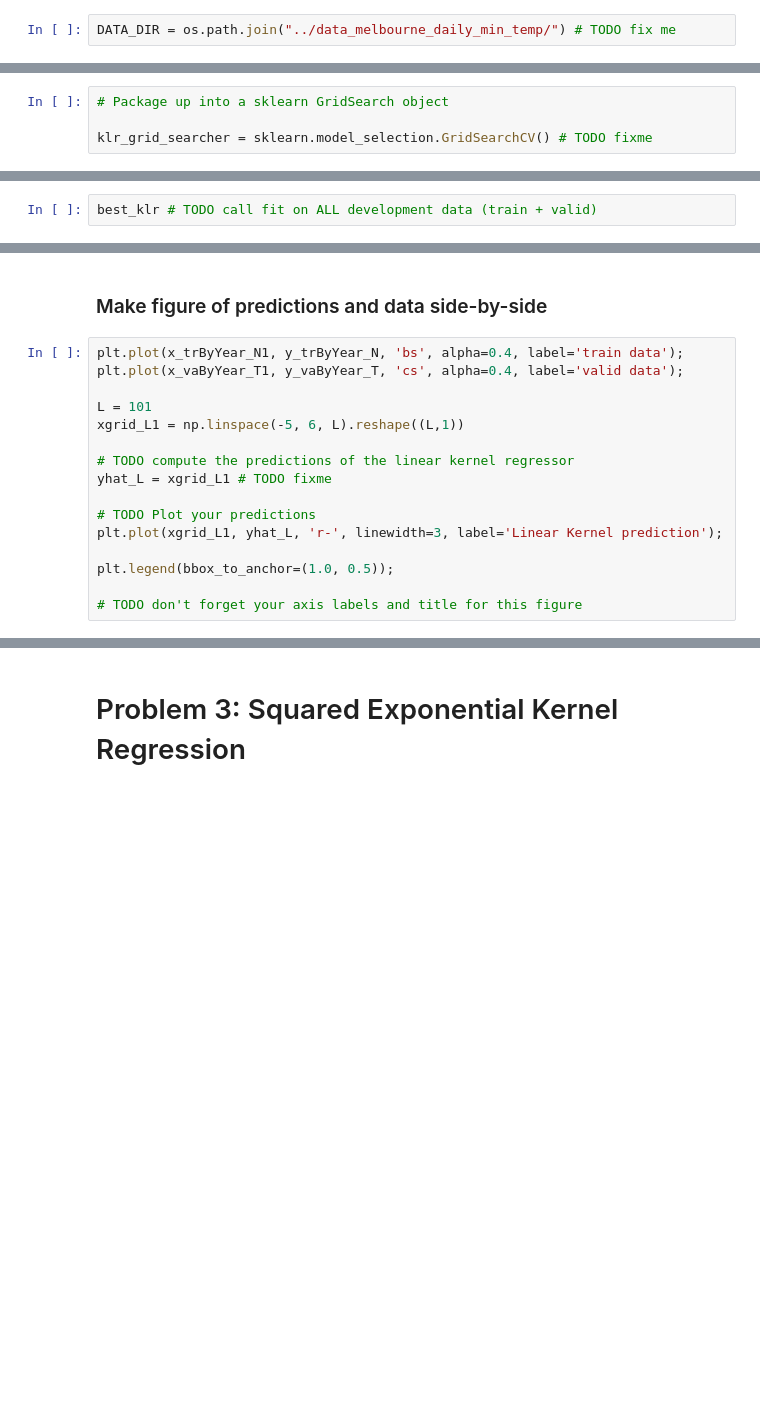
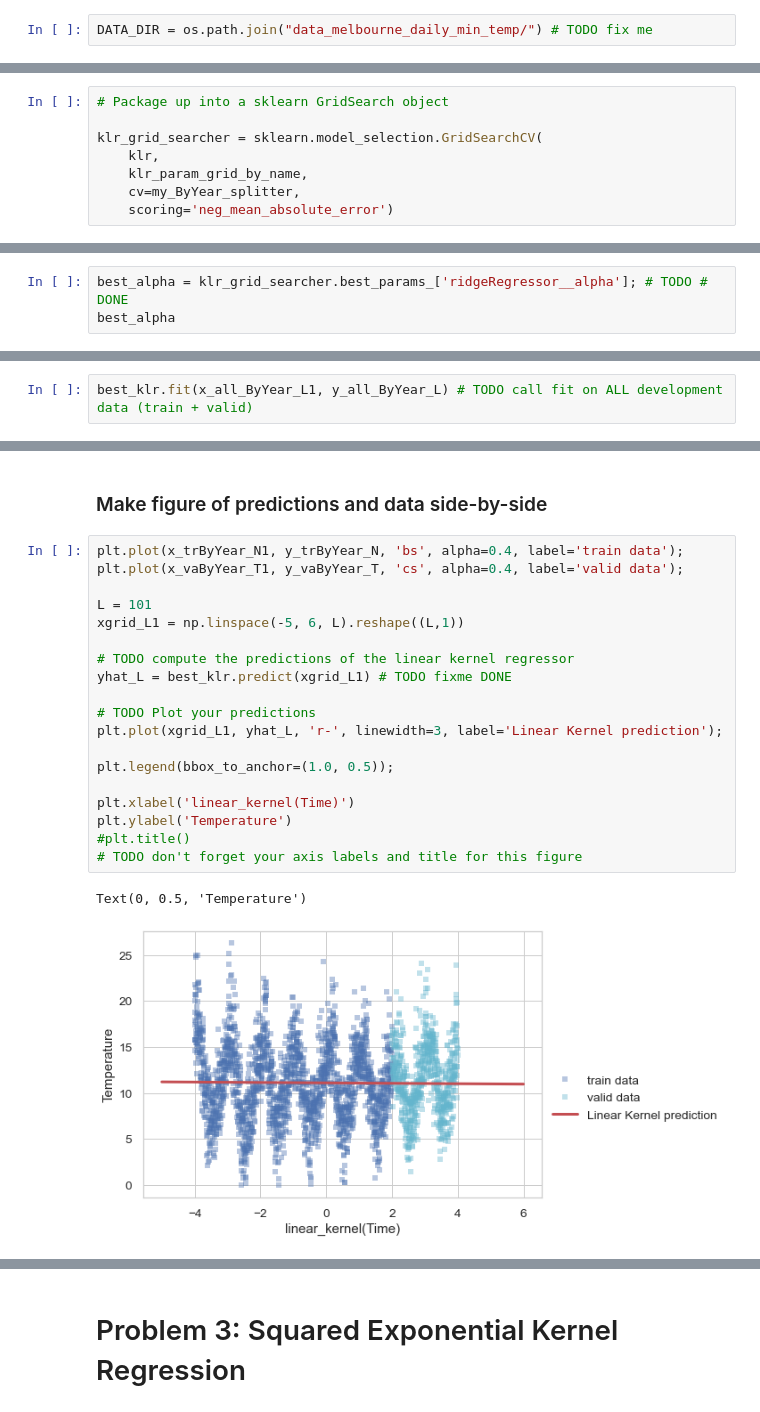
Before and after one commit to kamibrumi/comp135-intro-to-ml, a Jupyter notebook: hw5/hw5.ipynb, the cells around one changed output, grey strips where cells are left out. Drawn from its saved outputs; the diff is of its cells as text; blank space fills up the shorter version.

```diff
--- a/hw5/hw5.ipynb
+++ b/hw5/hw5.ipynb
@@ -52,7 +35,7 @@ k_33 =
 # %% [markdown]
 Make sure you have downloaded the CSV files in the `data_melbourne_daily_min_temp` folder
 # %%
-DATA_DIR = os.path.join("../data_melbourne_daily_min_temp/") # TODO fix me
+DATA_DIR = os.path.join("data_melbourne_daily_min_temp/") # TODO fix me
 # %%
 data_trByYear_df = pd.read_csv(os.path.join(DATA_DIR, 'data_train_ByYear.csv'))
 # %%
@@ -196,7 +227,11 @@ Make sure you use:
 # %%
 # Package up into a sklearn GridSearch object
 
-klr_grid_searcher = sklearn.model_selection.GridSearchCV() # TODO fixme
+klr_grid_searcher = sklearn.model_selection.GridSearchCV(
+    klr,
+    klr_param_grid_by_name,
+    cv=my_ByYear_splitter,
+    scoring='neg_mean_absolute_error')
 # %% [markdown]
 ### Run the grid search
 # %%
@@ -216,0 +263,3 @@ best_alpha = None; # TODO
+# %%
+best_alpha = klr_grid_searcher.best_params_['ridgeRegressor__alpha']; # TODO # DONE
+best_alpha
@@ -229,4 +280,4 @@ best_klr = sklearn.pipeline.Pipeline([
 # %% [markdown]
 #### TODO fit model with the best hyperparameters
 # %%
-best_klr # TODO call fit on ALL development data (train + valid)
+best_klr.fit(x_all_ByYear_L1, y_all_ByYear_L) # TODO call fit on ALL development data (train + valid)
@@ -235,16 +297,22 @@ best_klr # TODO call fit on ALL development data (train + valid)
 # %%
 plt.plot(x_trByYear_N1, y_trByYear_N, 'bs', alpha=0.4, label='train data');
 plt.plot(x_vaByYear_T1, y_vaByYear_T, 'cs', alpha=0.4, label='valid data');
 
 L = 101
 xgrid_L1 = np.linspace(-5, 6, L).reshape((L,1))
 
 # TODO compute the predictions of the linear kernel regressor
-yhat_L = xgrid_L1 # TODO fixme
+yhat_L = best_klr.predict(xgrid_L1) # TODO fixme DONE
 
 # TODO Plot your predictions
 plt.plot(xgrid_L1, yhat_L, 'r-', linewidth=3, label='Linear Kernel prediction');
 
 plt.legend(bbox_to_anchor=(1.0, 0.5));
 
+plt.xlabel('linear_kernel(Time)')
+plt.ylabel('Temperature')
+#plt.title()
 # TODO don't forget your axis labels and title for this figure
+# %% [output]
+Text(0, 0.5, 'Temperature')
+[figure, added]
```
Also changed, not shown: parts of 17 cells of this notebook.
